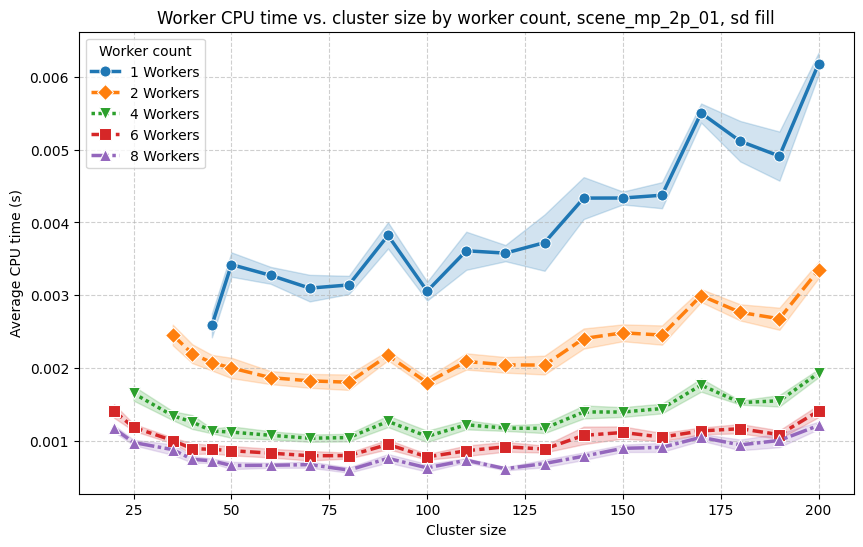
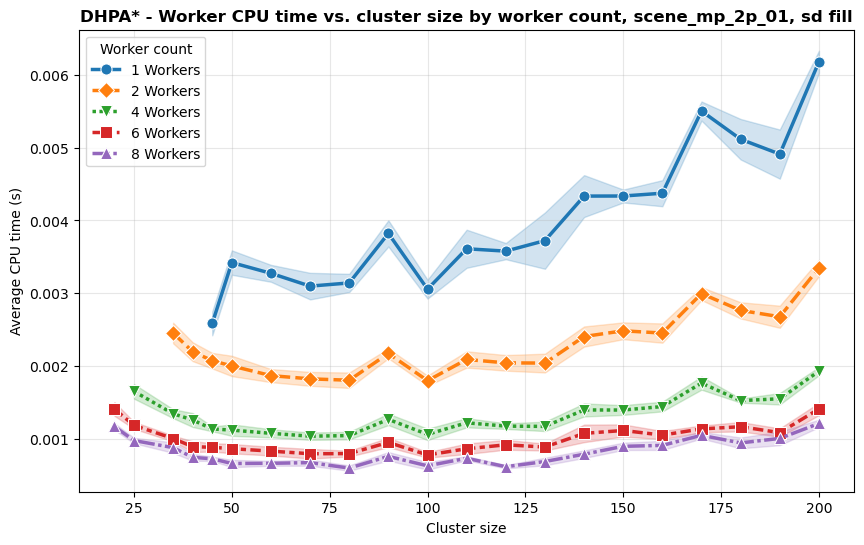
Unified diff of the notebook cell whose output changed from the first chart to the second:
--- before
+++ after
@@ -53,9 +53,9 @@
     ax=ax1
 )
-ax1.set_title('Worker CPU time vs. cluster size by worker count, scene_mp_2p_01, sd fill')
+ax1.set_title('DHPA* - Worker CPU time vs. cluster size by worker count, scene_mp_2p_01, sd fill', fontsize=12, fontweight='bold')
 ax1.set_xlabel('Cluster size')
 ax1.set_ylabel('Average CPU time (s)')
 ax1.legend(title="Worker count")
-ax1.grid(True, linestyle='--', alpha=0.6)
+ax1.grid(True, alpha=0.3)
 plt.show()
 
@@ -75,8 +75,8 @@
     ax=ax2
 )
-ax2.set_title('Worker max memory vs. cluster size by worker count, scene_mp_2p_01, sd fill')
+ax2.set_title('DHPA* - Worker max memory vs. cluster size by worker count, scene_mp_2p_01, sd fill', fontsize=12, fontweight='bold')
 ax2.set_xlabel('Cluster size')
 ax2.set_ylabel('Average max memory (MB)')
 ax2.legend(title="Worker count")
-ax2.grid(True, linestyle='--', alpha=0.6)
+ax2.grid(True, alpha=0.3)
 plt.show()

Commit: standardize